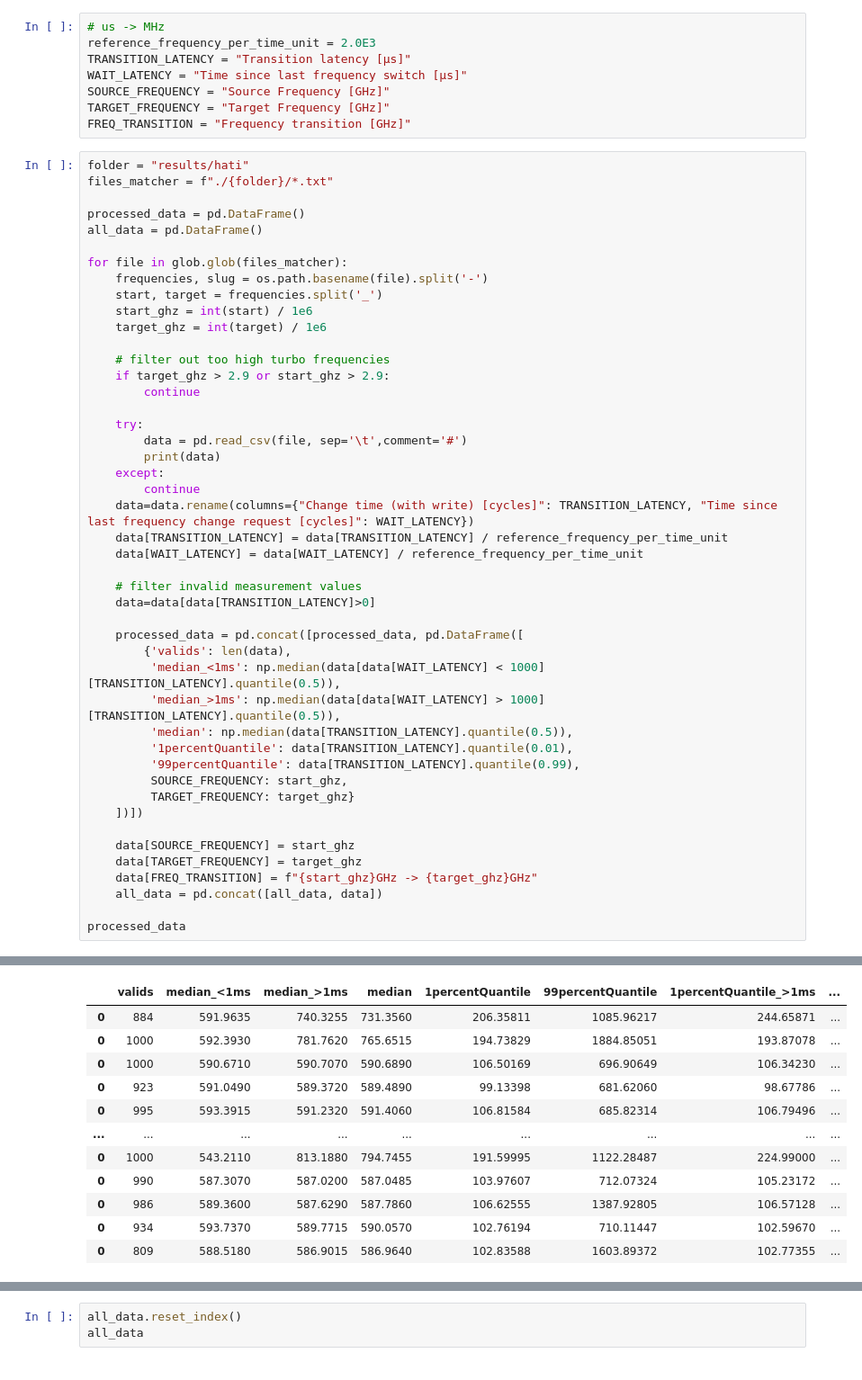
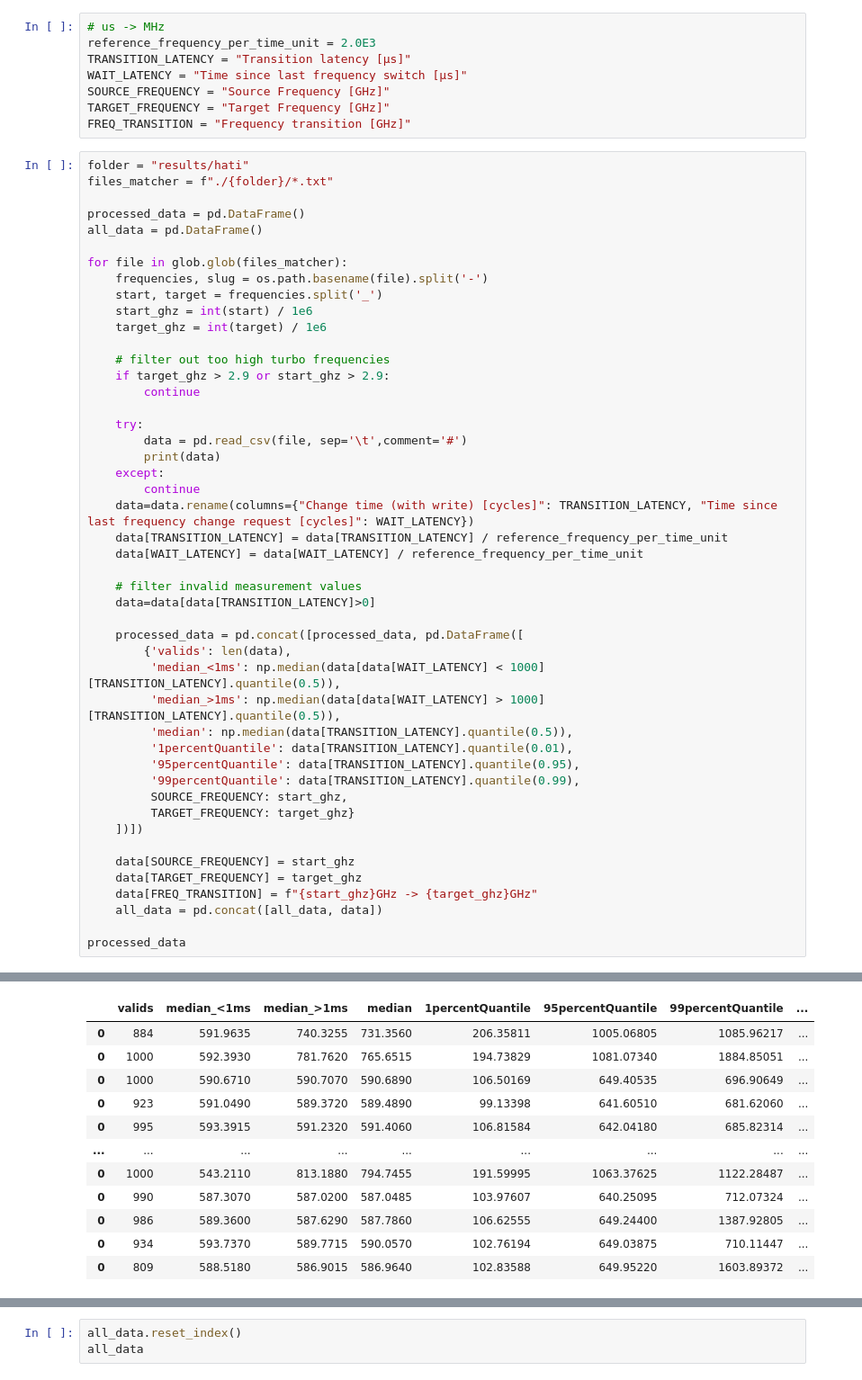
Before and after one commit to marenz2569/2025-sapphire-rapids-ee, a Jupyter notebook: measurements/ftalat/hati_analyze.ipynb, the cells around one changed output, grey strips where cells are left out. Shown at 90% size. Drawn from its saved outputs; the diff is of its cells as text.

Commit message:
ftlat: add 95 percentile plot

```diff
--- a/measurements/ftalat/hati_analyze.ipynb
+++ b/measurements/ftalat/hati_analyze.ipynb
@@ -58,44 +58,45 @@ for file in glob.glob(files_matcher):
          'median_>1ms': np.median(data[data[WAIT_LATENCY] > 1000][TRANSITION_LATENCY].quantile(0.5)),
          'median': np.median(data[TRANSITION_LATENCY].quantile(0.5)),
          '1percentQuantile': data[TRANSITION_LATENCY].quantile(0.01),
+         '95percentQuantile': data[TRANSITION_LATENCY].quantile(0.95),
          '99percentQuantile': data[TRANSITION_LATENCY].quantile(0.99),
          SOURCE_FREQUENCY: start_ghz,
          TARGET_FREQUENCY: target_ghz}
     ])])
 
     data[SOURCE_FREQUENCY] = start_ghz
     data[TARGET_FREQUENCY] = target_ghz
     data[FREQ_TRANSITION] = f"{start_ghz}GHz -> {target_ghz}GHz"
     all_data = pd.concat([all_data, data])
 
 processed_data
 # %% [output]
      Change time (with write) [cycles]  Change time [cycles]  \
 0                              1014672                957596
 1                              1393902               1369920
 2                               958914                933810
 3                              1704904               1677266
 4                              1585844               1561330
 ..                                 ...                   ...
 995                            1184512               1160524
 996                            2094392               2067212
 997                            1471488               1447976
 998                            1317342               1293074
 999                            1342870               1318174
 ... (8118 lines left out)
 
      Write cost [cycles]  Wait time [us]  \
 0                  29978            3567
 1
-|  | valids | median_<1ms | median_>1ms | median | 1percentQuantile | 99percentQuantile | 1percentQuantile_>1ms | ... |
-| 0 | 884 | 591.9635 | 740.3255 | 731.3560 | 206.35811 | 1085.96217 | 244.65871 | ... |
-| 0 | 1000 | 592.3930 | 781.7620 | 765.6515 | 194.73829 | 1884.85051 | 193.87078 | ... |
-| 0 | 1000 | 590.6710 | 590.7070 | 590.6890 | 106.50169 | 696.90649 | 106.34230 | ... |
-| 0 | 923 | 591.0490 | 589.3720 | 589.4890 | 99.13398 | 681.62060 | 98.67786 | ... |
-| 0 | 995 | 593.3915 | 591.2320 | 591.4060 | 106.81584 | 685.82314 | 106.79496 | ... |
+|  | valids | median_<1ms | median_>1ms | median | 1percentQuantile | 95percentQuantile | 99percentQuantile | ... |
+| 0 | 884 | 591.9635 | 740.3255 | 731.3560 | 206.35811 | 1005.06805 | 1085.96217 | ... |
+| 0 | 1000 | 592.3930 | 781.7620 | 765.6515 | 194.73829 | 1081.07340 | 1884.85051 | ... |
+| 0 | 1000 | 590.6710 | 590.7070 | 590.6890 | 106.50169 | 649.40535 | 696.90649 | ... |
+| 0 | 923 | 591.0490 | 589.3720 | 589.4890 | 99.13398 | 641.60510 | 681.62060 | ... |
+| 0 | 995 | 593.3915 | 591.2320 | 591.4060 | 106.81584 | 642.04180 | 685.82314 | ... |
 | ... | ... | ... | ... | ... | ... | ... | ... | ... |
-| 0 | 1000 | 543.2110 | 813.1880 | 794.7455 | 191.59995 | 1122.28487 | 224.99000 | ... |
-| 0 | 990 | 587.3070 | 587.0200 | 587.0485 | 103.97607 | 712.07324 | 105.23172 | ... |
-| 0 | 986 | 589.3600 | 587.6290 | 587.7860 | 106.62555 | 1387.92805 | 106.57128 | ... |
-| 0 | 934 | 593.7370 | 589.7715 | 590.0570 | 102.76194 | 710.11447 | 102.59670 | ... |
-| 0 | 809 | 588.5180 | 586.9015 | 586.9640 | 102.83588 | 1603.89372 | 102.77355 | ... |
+| 0 | 1000 | 543.2110 | 813.1880 | 794.7455 | 191.59995 | 1063.37625 | 1122.28487 | ... |
+| 0 | 990 | 587.3070 | 587.0200 | 587.0485 | 103.97607 | 640.25095 | 712.07324 | ... |
+| 0 | 986 | 589.3600 | 587.6290 | 587.7860 | 106.62555 | 649.24400 | 1387.92805 | ... |
+| 0 | 934 | 593.7370 | 589.7715 | 590.0570 | 102.76194 | 649.03875 | 710.11447 | ... |
+| 0 | 809 | 588.5180 | 586.9015 | 586.9640 | 102.83588 | 649.95220 | 1603.89372 | ... |
```
Also changed, not shown: parts of 3 cells of this notebook, 1 other file.
